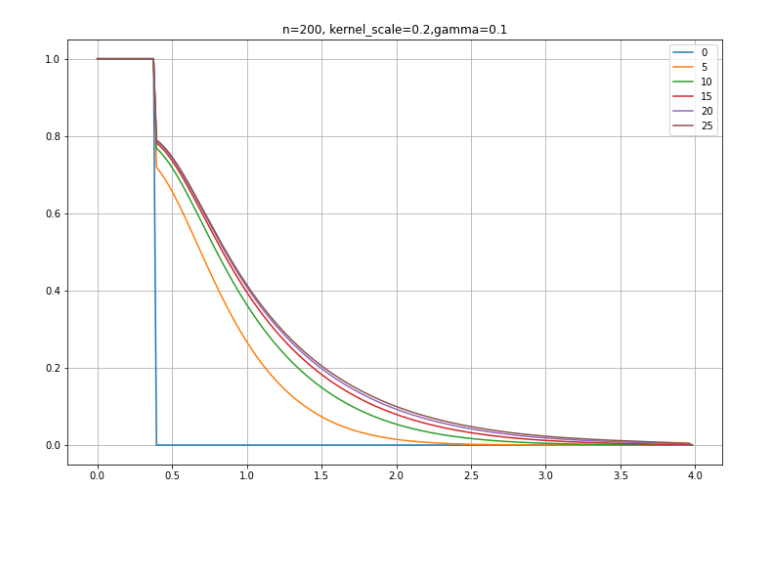
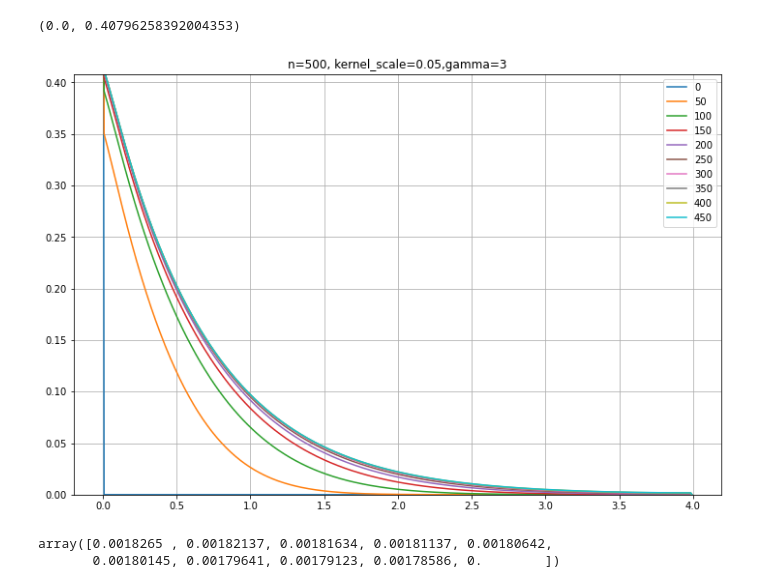
Before and after one commit to AndOslandsbotn/Multi-res-voltage-prop-exp, a Jupyter notebook: Yoav/Yoav.ipynb, the cells around one changed output. Cells and saved outputs as stored; diff of their text form; code cells hidden in the pictures; blank space fills up the shorter version.

Commit message:
defined class

```diff
--- a/Yoav/Yoav.ipynb
+++ b/Yoav/Yoav.ipynb
@@ -6,3 +8,5 @@ Populating the interactive namespace from numpy and matplotlib
 # %%
 def row_normalize(K):
     return (K.T/(sum(K,axis=1))).T
+def col_normalize(K):
+    return (K/(sum(K,axis=0)))
@@ -44,0 +13,4 @@ imshow(K)
+# %%
+n=500  # Kernel array size is 2*n+2
+X=arange(0,1+0.1/n,1/n)
+X.shape
@@ -44,0 +19,10 @@ imshow(K)
+# %%
+#define kernel
+from scipy.stats import norm
+x = np.linspace(norm.ppf(0.01),
+                norm.ppf(0.99), 2*n+2)
+kernel_scale=0.05
+kernel = norm(scale=kernel_scale).pdf(x)
+plot(x,kernel)
+figure()
+## define matrix
@@ -44,0 +33,12 @@ imshow(K)
+# %%
+K=np.zeros([n+2,n])
+for i in range(n+2):
+    for j in range(n):
+        K[i,j]=kernel[int(i-j+n)]
+
+gamma=3
+K[-1,:]=gamma
+
+K=col_normalize(K)
+
+imshow(K)
@@ -45,16 +48,24 @@ imshow(K)
 # %%
 figure(figsize=[12,8])
 V=zeros(n+2)
-V[0:int(n/10)]=1;
+V[0]=1; #V[0:int(n/10)]=1;
 V[-1]=0
 X=arange(0,4,4/V.shape[0])
-for i in range(30):
-    if i % 5 ==0 :
+for i in range(500):
+    if i % 50 ==0 :
         plot(X,V,label=str(i))
-    V=np.dot(V,K)
-    V[0:int(n/10)]=1;  V[-1]=0
+    V[1:-1]=np.dot(V,K)
+    #V[0:int(n/10)]=1;
+    #V[0]=1; V[-1]=0
 legend()
 grid()
 title(f'n={n}, kernel_scale={kernel_scale},gamma={gamma}');
+ylim([0,V[2]])
 # %% [output]
+(0.0, 0.40796258392004353)
-[figure, old version]
+[figure, new version]
+# %%
+V[-10:]
+# %% [output]
+array([0.0018265 , 0.00182137, 0.00181634, 0.00181137, 0.00180642,
+       0.00180145, 0.00179641, 0.00179123, 0.00178586, 0.        ])
```
Also changed, not shown: parts of 10 cells of this notebook, 3 other files.
